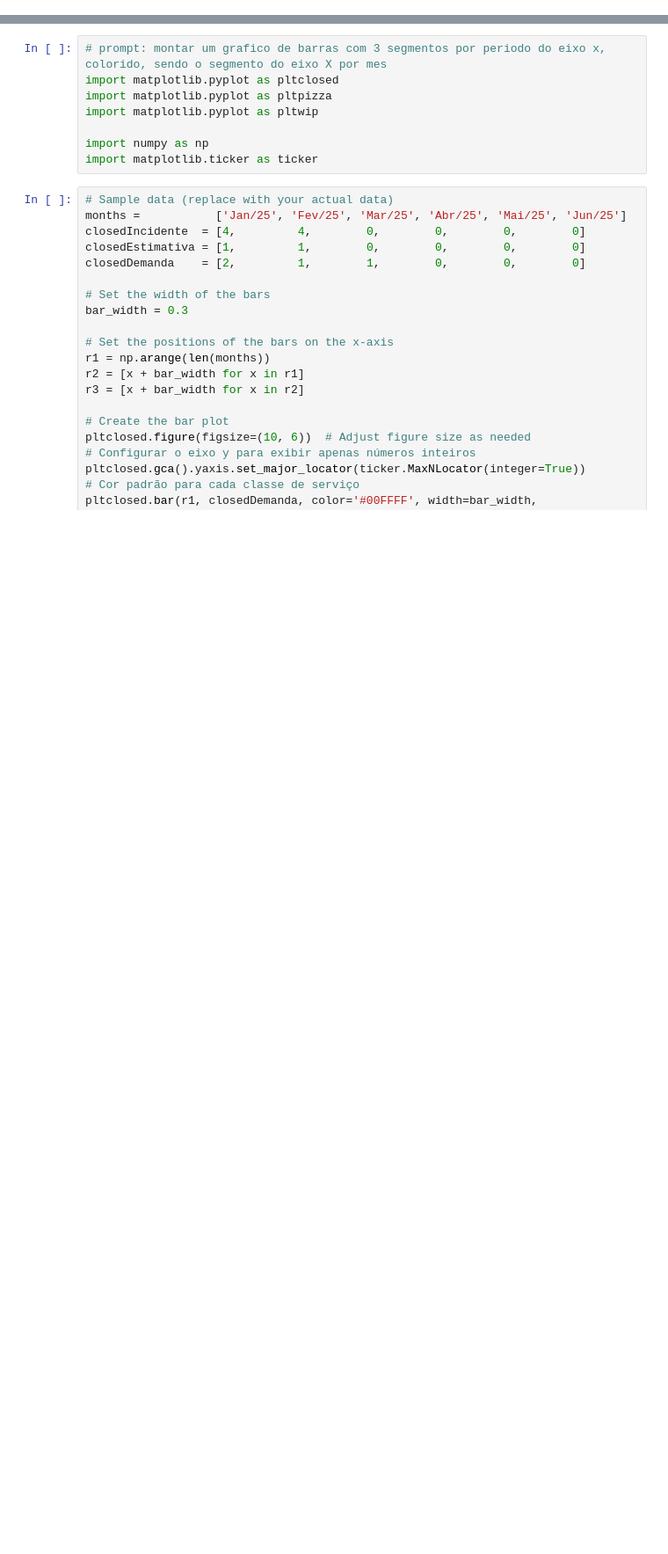
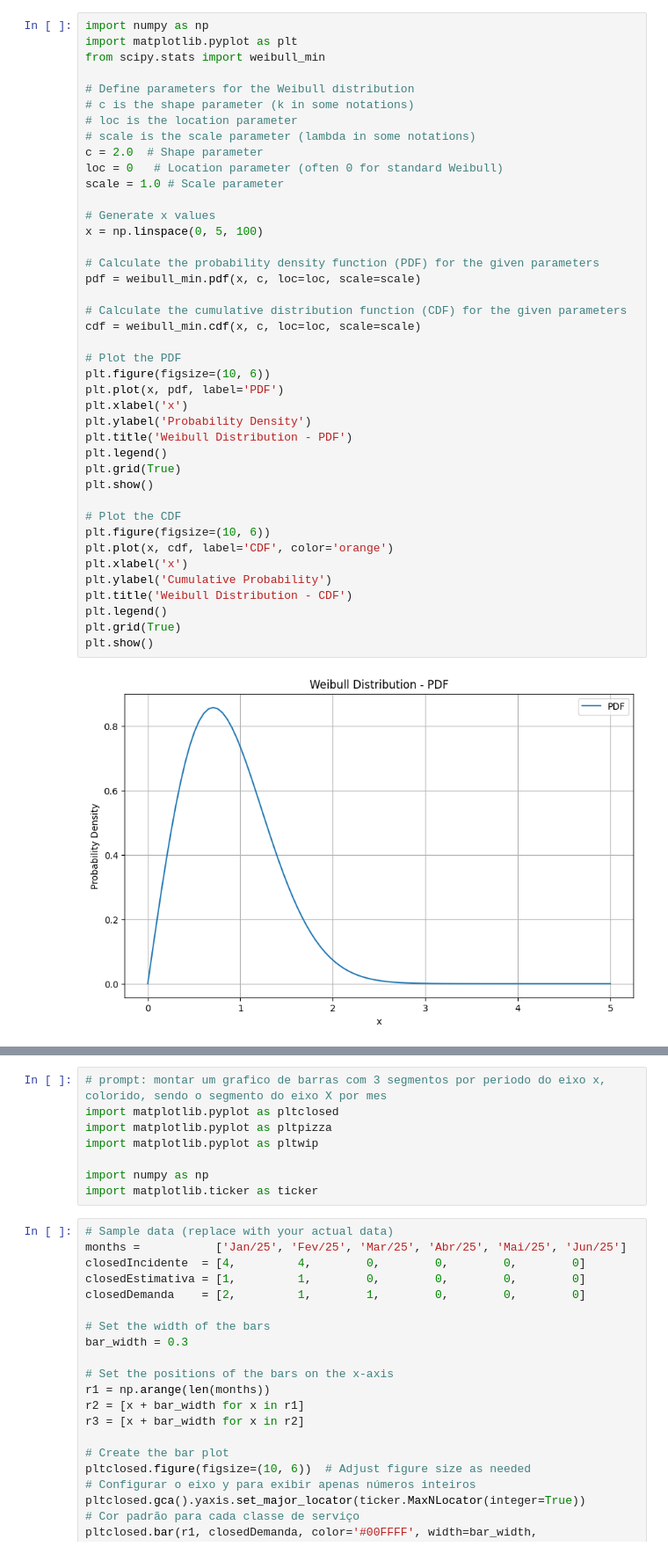
Before and after one commit to avieirajr/kanban, a Jupyter notebook: grafico_classe_servico.ipynb, the cells around one changed output, grey strips where cells are left out. Shown at 88% size. Drawn from its saved outputs; the diff is of its cells as text; blank space fills up the shorter version.

```diff
--- a/grafico_classe_servico.ipynb
+++ b/grafico_classe_servico.ipynb
@@ -1,2 +1,45 @@
 # %% [markdown]
 <a href="https://colab.research.google.com/github/avieirajr/kanban/blob/main/grafico_classe_servico.ipynb" target="_parent"><img src="https://colab.research.google.com/assets/colab-badge.svg" alt="Open In Colab"/></a>
+# %%
+import numpy as np
+import matplotlib.pyplot as plt
+from scipy.stats import weibull_min
+
+# Define parameters for the Weibull distribution
+# c is the shape parameter (k in some notations)
+# loc is the location parameter
+# scale is the scale parameter (lambda in some notations)
+c = 2.0  # Shape parameter
+loc = 0   # Location parameter (often 0 for standard Weibull)
+scale = 1.0 # Scale parameter
+
+# Generate x values
+x = np.linspace(0, 5, 100)
+
+# Calculate the probability density function (PDF) for the given parameters
+pdf = weibull_min.pdf(x, c, loc=loc, scale=scale)
+
+# Calculate the cumulative distribution function (CDF) for the given parameters
+cdf = weibull_min.cdf(x, c, loc=loc, scale=scale)
+
+# Plot the PDF
+plt.figure(figsize=(10, 6))
+plt.plot(x, pdf, label='PDF')
+plt.xlabel('x')
+plt.ylabel('Probability Density')
+plt.title('Weibull Distribution - PDF')
+plt.legend()
+plt.grid(True)
+plt.show()
+
+# Plot the CDF
+plt.figure(figsize=(10, 6))
+plt.plot(x, cdf, label='CDF', color='orange')
+plt.xlabel('x')
+plt.ylabel('Cumulative Probability')
+plt.title('Weibull Distribution - CDF')
+plt.legend()
+plt.grid(True)
+plt.show()
+# %% [output]
+[figure, added]
```
Also changed, not shown: parts of 1 cell of this notebook.
